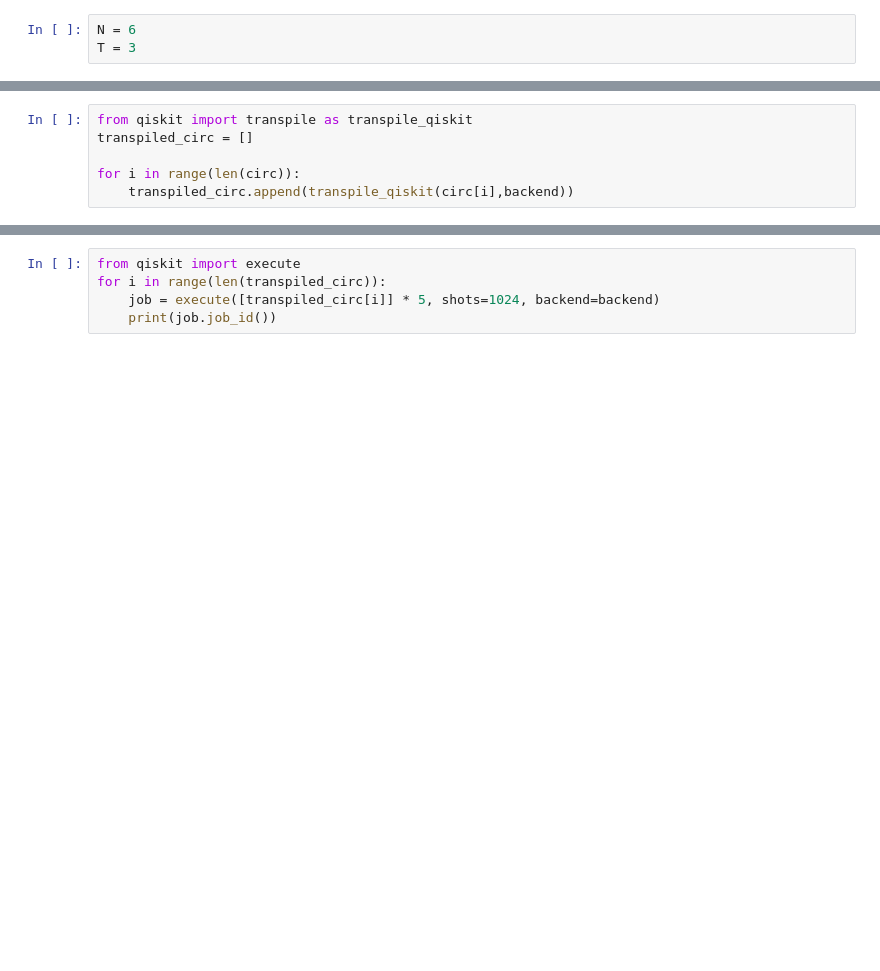
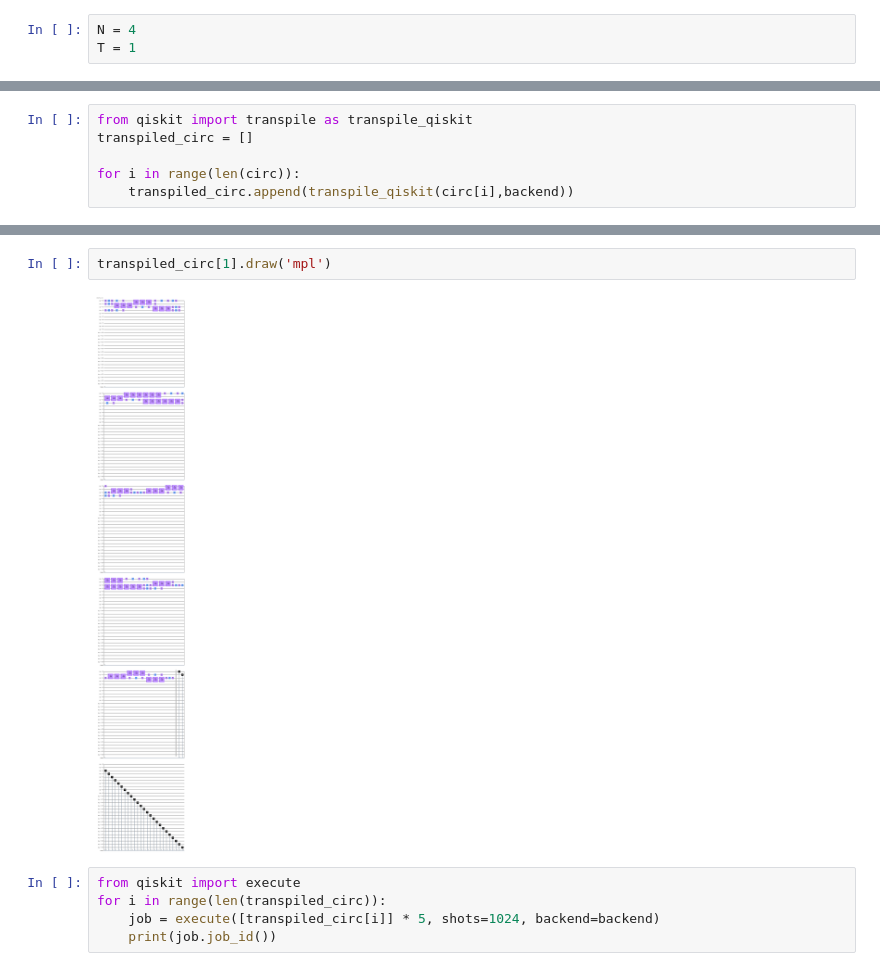
Before and after one commit to ameymeher/SimuQ, a Jupyter notebook: thesis/Experiment/Ising Model ZNE execution/Ising Model Circuit.ipynb, the cells around one changed output, grey strips where cells are left out. Drawn from its saved outputs; the diff is of its cells as text; blank space fills up the shorter version.

```diff
--- a/thesis/Experiment/Ising Model ZNE execution/Ising Model Circuit.ipynb
+++ b/thesis/Experiment/Ising Model ZNE execution/Ising Model Circuit.ipynb
@@ -2,8 +2,8 @@
 import numpy as np
 from SimuQ.thesis.Experiment.utilities.hamiltonian_models import Ising
 # %%
-N = 6
-T = 3
+N = 4
+T = 1
 # %% [markdown]
 ### Ising chain model creation
 # %%
@@ -90,3 +149,7 @@ for i in range(len(circ)):
+# %%
+transpiled_circ[1].draw('mpl')
+# %% [output]
+[figure, added]
 # %%
 from qiskit import execute
 for i in range(len(transpiled_circ)):
```
Also changed, not shown: parts of 6 cells of this notebook, 5 other files.
